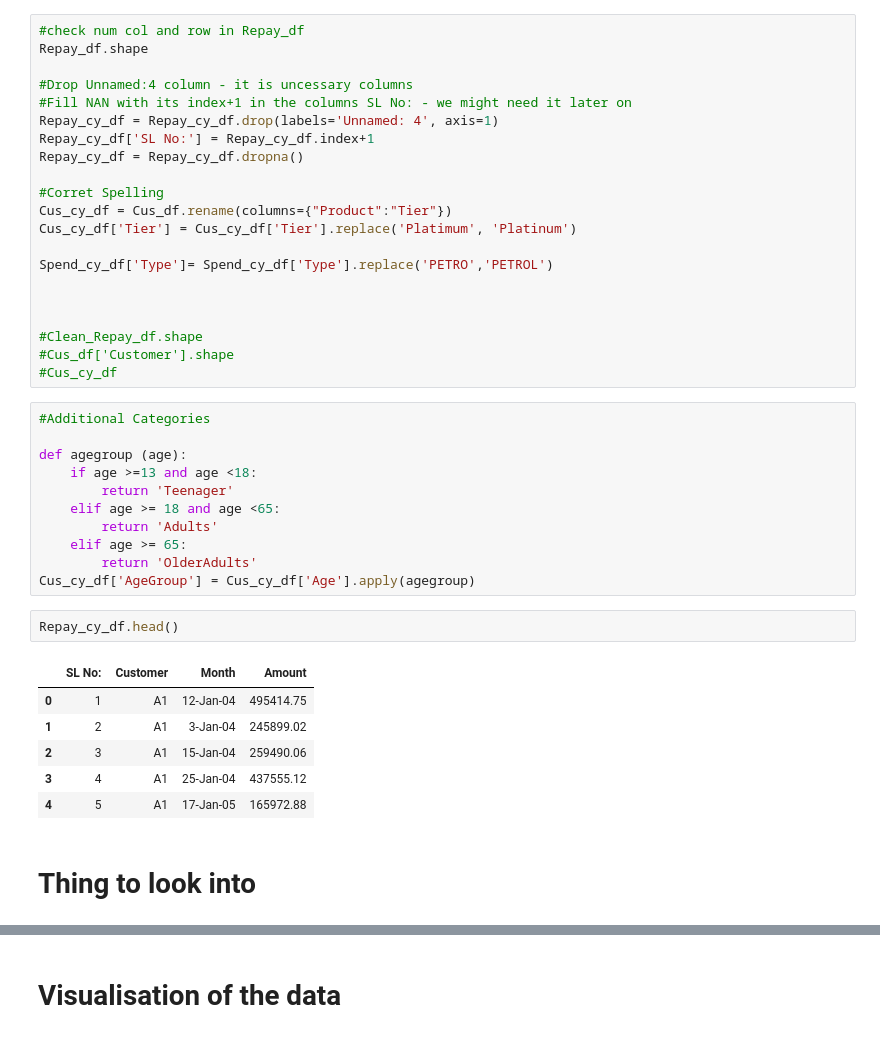
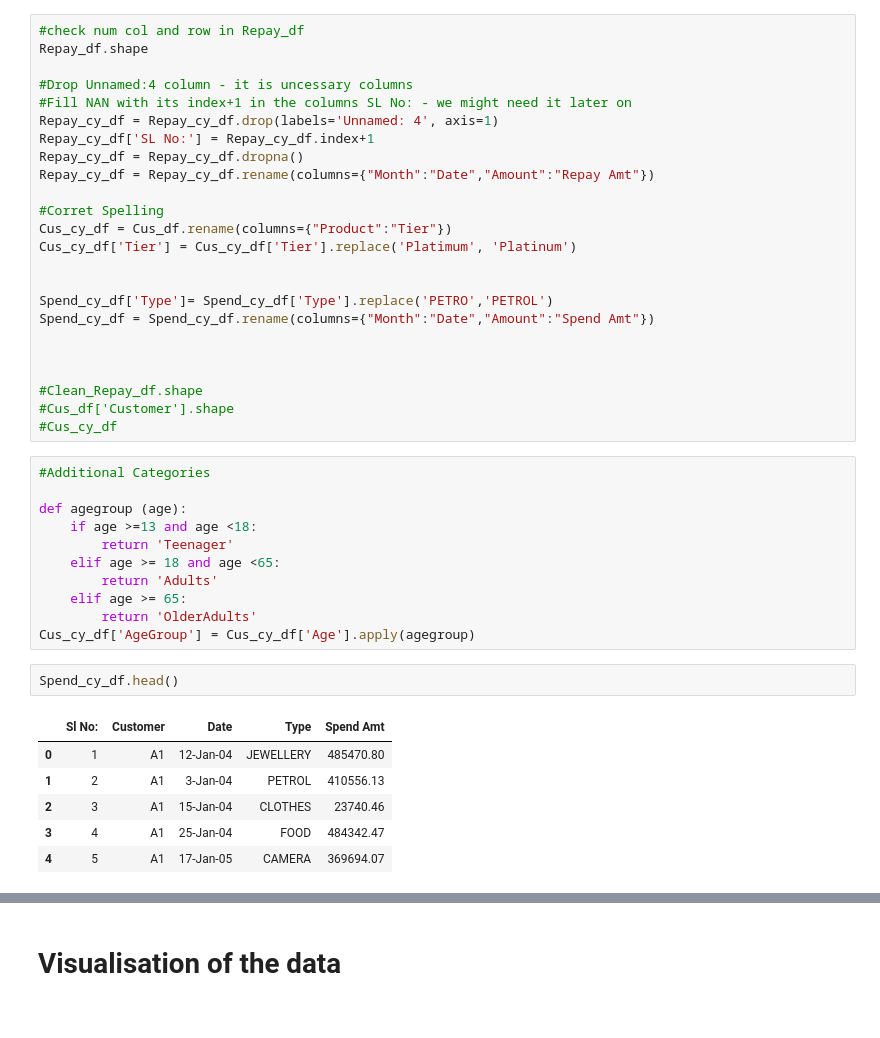
Before and after one commit to laysiong/Data-Analysis-Projects, a Jupyter notebook: credit-card-exploratory-data-analysis.ipynb, the cells around one changed output, grey strips where cells are left out. Saved outputs shown, nothing was run; the diff lists cells and outputs as text.

```diff
--- a/credit-card-exploratory-data-analysis.ipynb
+++ b/credit-card-exploratory-data-analysis.ipynb
@@ -44,12 +44,15 @@ Repay_df.shape
 Repay_cy_df = Repay_cy_df.drop(labels='Unnamed: 4', axis=1)
 Repay_cy_df['SL No:'] = Repay_cy_df.index+1
 Repay_cy_df = Repay_cy_df.dropna()
+Repay_cy_df = Repay_cy_df.rename(columns={"Month":"Date","Amount":"Repay Amt"})
 
 #Corret Spelling
 Cus_cy_df = Cus_df.rename(columns={"Product":"Tier"})
 Cus_cy_df['Tier'] = Cus_cy_df['Tier'].replace('Platimum', 'Platinum')
 
+
 Spend_cy_df['Type']= Spend_cy_df['Type'].replace('PETRO','PETROL')
+Spend_cy_df = Spend_cy_df.rename(columns={"Month":"Date","Amount":"Spend Amt"})
 
 
 
@@ -68,14 +71,12 @@ def agegroup (age):
         return 'OlderAdults'
 Cus_cy_df['AgeGroup'] = Cus_cy_df['Age'].apply(agegroup)
 # %%
-Repay_cy_df.head()
+Spend_cy_df.head()
 # %% [output]
-|  | SL No: | Customer | Month | Amount |
-| 0 | 1 | A1 | 12-Jan-04 | 495414.75 |
-| 1 | 2 | A1 | 3-Jan-04 | 245899.02 |
-| 2 | 3 | A1 | 15-Jan-04 | 259490.06 |
-| 3 | 4 | A1 | 25-Jan-04 | 437555.12 |
-| 4 | 5 | A1 | 17-Jan-05 | 165972.88 |
+|  | Sl No: | Customer | Date | Type | Spend Amt |
+| 0 | 1 | A1 | 12-Jan-04 | JEWELLERY | 485470.80 |
+| 1 | 2 | A1 | 3-Jan-04 | PETROL | 410556.13 |
+| 2 | 3 | A1 | 15-Jan-04 | CLOTHES | 23740.46 |
+| 3 | 4 | A1 | 25-Jan-04 | FOOD | 484342.47 |
+| 4 | 5 | A1 | 17-Jan-05 | CAMERA | 369694.07 |
-# %% [markdown]
-# Thing to look into
 # %% [markdown]
```
Also changed, not shown: parts of 24 cells of this notebook.
